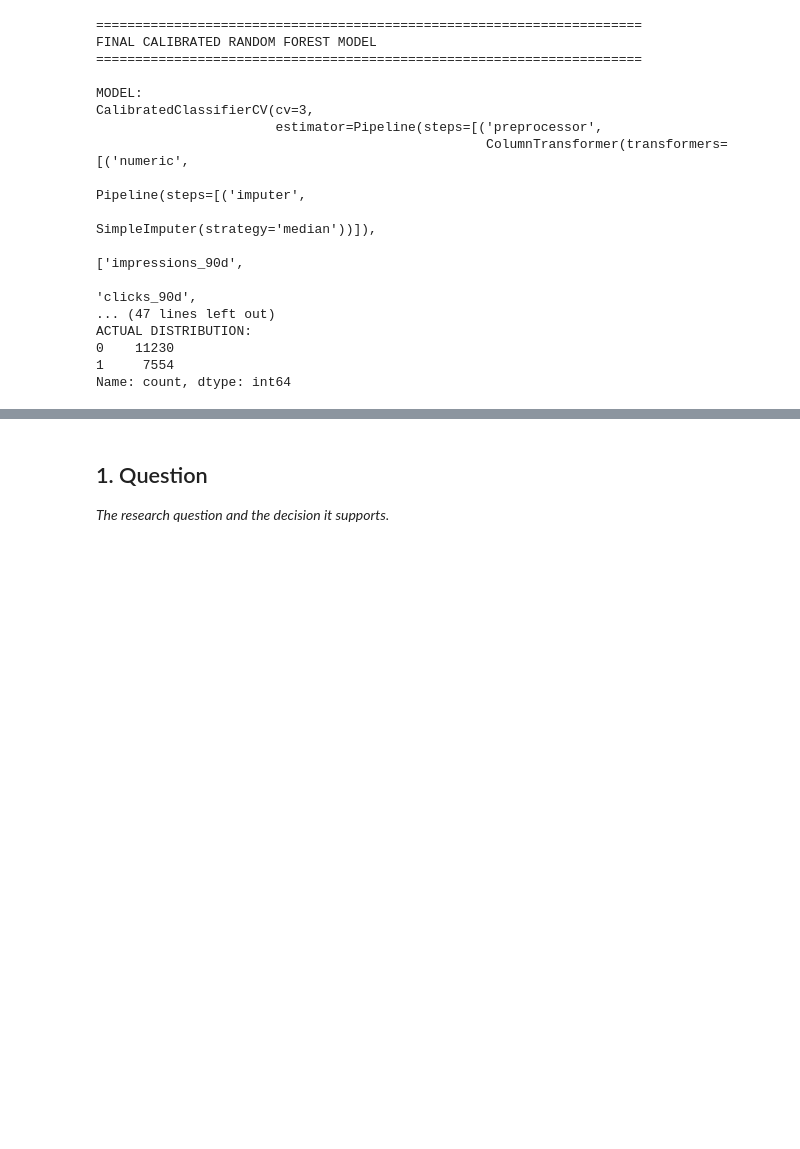
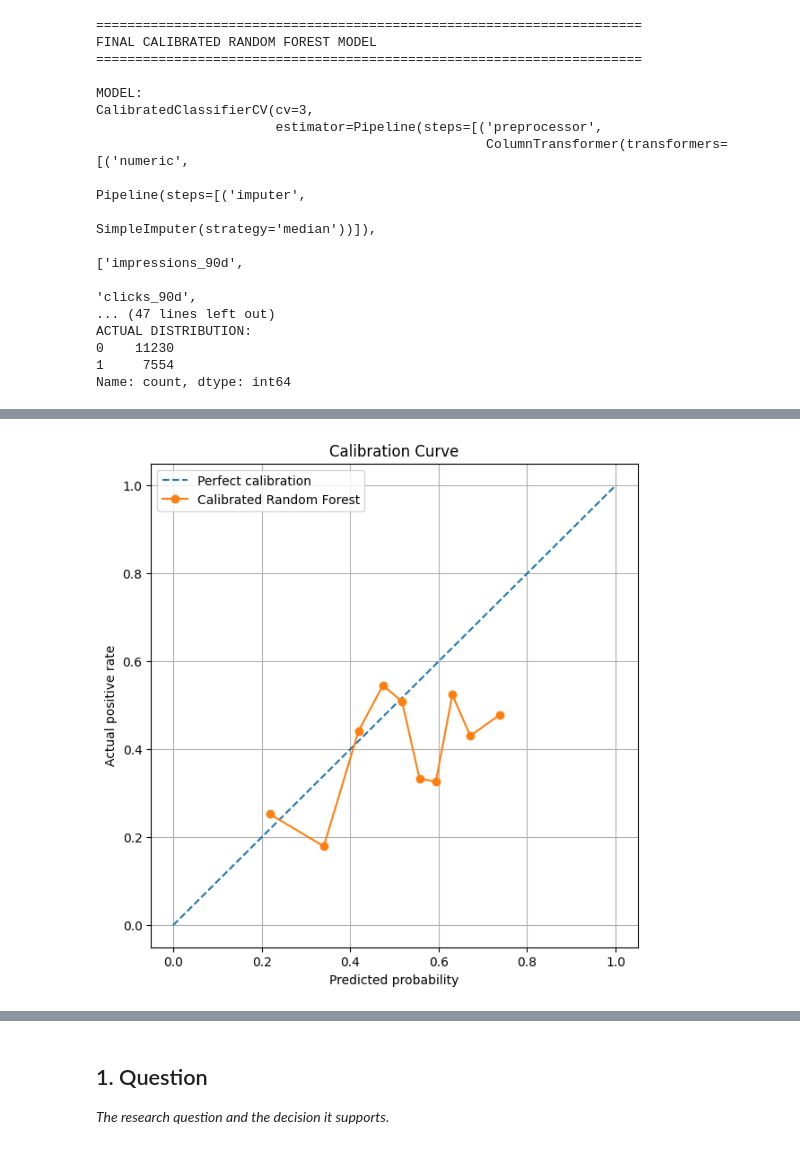
Before and after one commit to space-0d/flyrank, a Jupyter notebook: work/notebooks/capstone.ipynb, the cells around one changed output, grey strips where cells are left out. Cells and saved outputs as stored; diff of their text form; code cells hidden in the pictures; blank space fills up the shorter version.

```diff
--- a/work/notebooks/capstone.ipynb
+++ b/work/notebooks/capstone.ipynb
@@ -5187,0 +5421,88 @@ FINAL SANITY CHECK
+# %%
+import numpy as np
+import pandas as pd
+import matplotlib.pyplot as plt
+
+from sklearn.calibration import calibration_curve
+from sklearn.metrics import brier_score_loss
+
+# ------------------------------------------------------------
+# DATA
+# ------------------------------------------------------------
+
+y_true = test_results_calibration["refresh_opportunity"].astype(int)
+y_prob = test_results_calibration["refresh_probability"].astype(float)
+
+# ------------------------------------------------------------
+# CALIBRATION CURVE
+# ------------------------------------------------------------
+
+prob_true, prob_pred = calibration_curve(
+    y_true,
+    y_prob,
+    n_bins=10,
+    strategy="quantile"
+)
+
+# ------------------------------------------------------------
+# CALIBRATION TABLE
+# ------------------------------------------------------------
+
+calibration_df = pd.DataFrame({
+    "predicted_probability": prob_pred,
+    "actual_rate": prob_true
+})
+
+calibration_df["difference"] = (
+    calibration_df["actual_rate"]
+    - calibration_df["predicted_probability"]
+)
+
+print("=" * 70)
+print("CALIBRATION VALIDATION")
+print("=" * 70)
+
+print("\nCalibration table:")
+print(calibration_df.to_string(index=False))
+
+print("\nBrier score:")
+print(f"{brier_score_loss(y_true, y_prob):.4f}")
+
+print("\nMean predicted probability:")
+print(f"{y_prob.mean():.4f}")
+
+print("\nActual positive rate:")
+print(f"{y_true.mean():.4f}")
+
+print("\nMean absolute calibration error:")
+print(
+    f"{calibration_df['difference'].abs().mean():.4f}"
+)
+
+# ------------------------------------------------------------
+# PLOT
+# ------------------------------------------------------------
+
+plt.figure(figsize=(7, 7))
+
+plt.plot(
+    [0, 1],
+    [0, 1],
+    linestyle="--",
+    label="Perfect calibration"
+)
+
+plt.plot(
+    prob_pred,
+    prob_true,
+    marker="o",
+    label="Calibrated Random Forest"
+)
+
+plt.xlabel("Predicted probability")
+plt.ylabel("Actual positive rate")
+plt.title("Calibration Curve")
+plt.legend()
+plt.grid(True)
+plt.show()
+# %% [output]
@@ -5187,0 +5526 @@ FINAL SANITY CHECK
+[figure, added]
```
Also changed, not shown: parts of 91 cells of this notebook.
